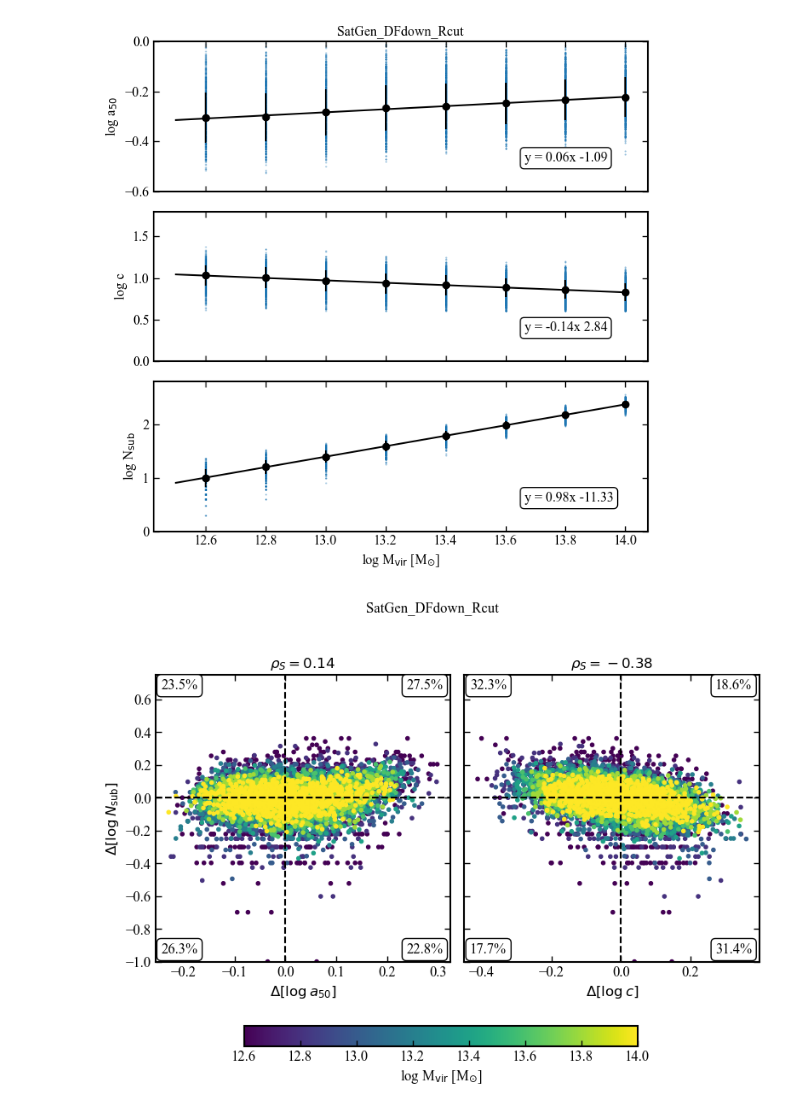
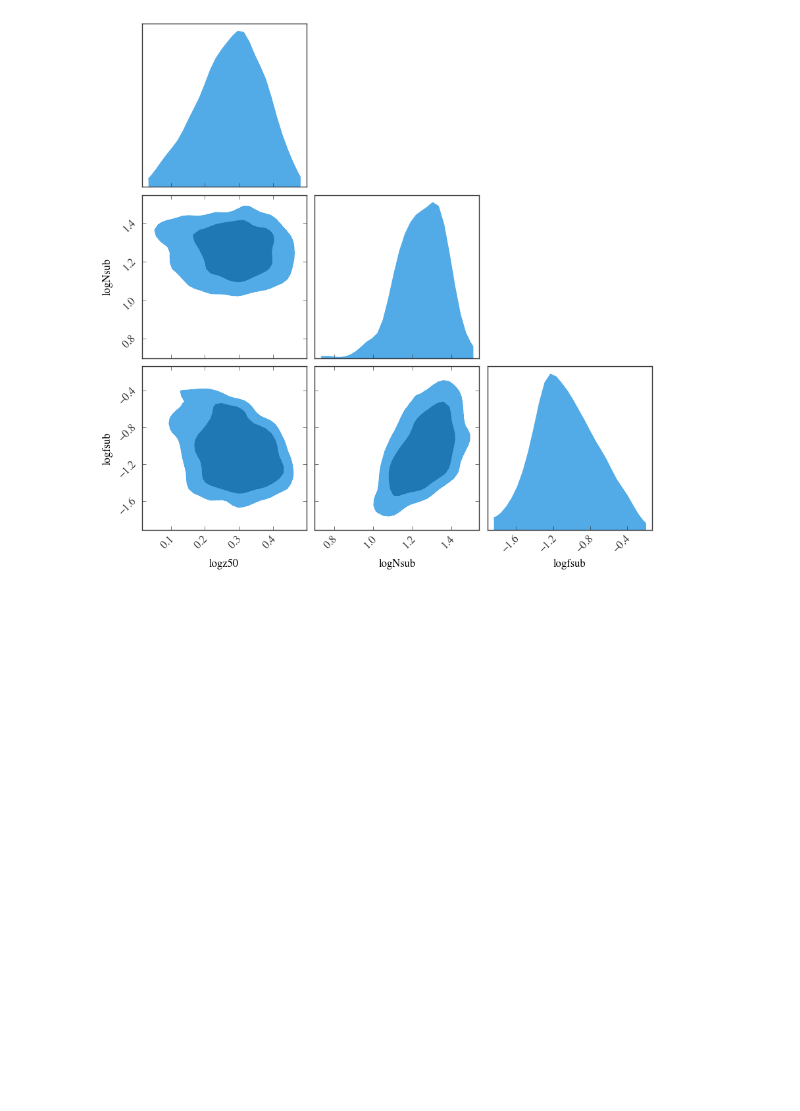
Before and after one commit to jsmonzon/MassSpec, a Jupyter notebook: notebooks/abundance/satgen_data.ipynb, the cells around one changed output. Cells and saved outputs as stored; diff of their text form; code cells hidden in the pictures; blank space fills up the shorter version.

```diff
--- a/notebooks/abundance/satgen_data.ipynb
+++ b/notebooks/abundance/satgen_data.ipynb
@@ -56,11 +45,18 @@ DF_up.write_summary_tab(filepath= "../../data/summary_tabs/")
-# %%
-test = jsm_ancillary.load_massspec("../../data/DF_down/")
-
-satgen_high_mass = test[test["logMvir"] > 12.5]
-satgen_high_mass = satgen_high_mass.sort_values("logMvir")
-
-DF_down = jsm_stats.CorrNorm_satgen(satgen_high_mass, dataset_title="SatGen_DFdown_Rcut")
-DF_down.write_summary_tab(filepath="../../data/summary_tabs/")
-# %% [output]
-[figure, removed]
-[figure, removed]
+# %%
+sub13 = norm.df[(norm.df["logMvir"] >= 12.9) & (norm.df["logMvir"] < 13.1)]
+small = sub13[["logz50", "logNsub", "logfsub"]]
+
+import pygtc
+corner_comp = pygtc.plotGTC(
+    chains=small,
+    smoothingKernel=1.4,
+    figureSize=10,
+    customTickFont={'family':'Times', 'size':12},
+    customLegendFont={'family':'Times', 'size':12},
+    customLabelFont={'family':'Times', 'size':12},
+    mathTextFontSet=None,
+    panelSpacing='loose',
+    colorsOrder=["blues", "oranges"]
+)
+# %% [output]
+[figure, added]
```
Also changed, not shown: parts of 2 cells of this notebook, 15 other files.
